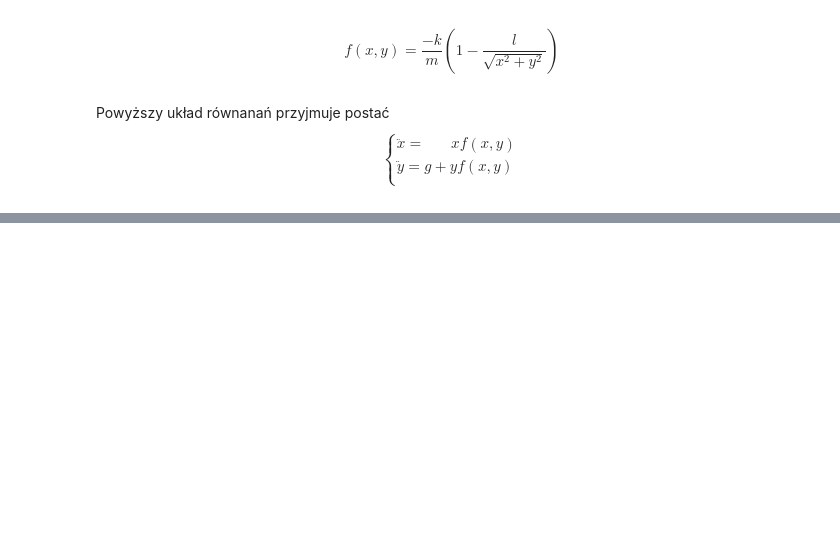
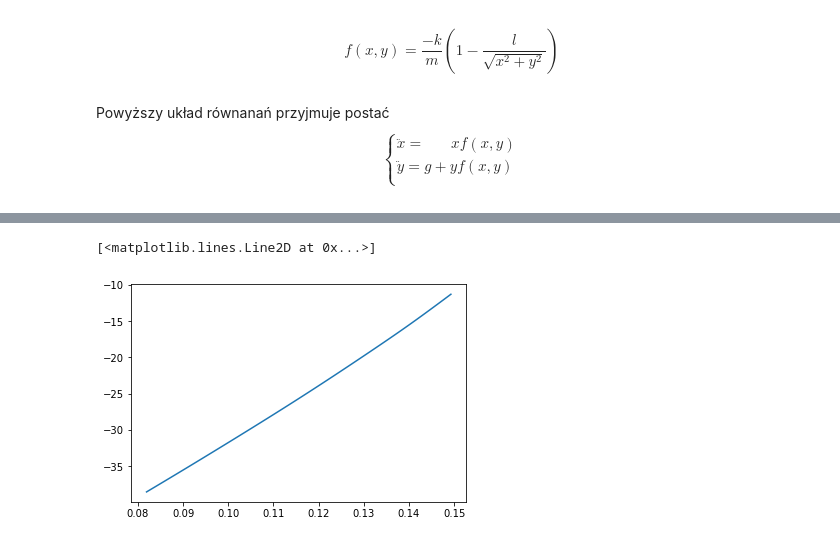
Before and after one commit to KacperBudnik/RRwT, a Jupyter notebook: Wahadło nieliniowe.ipynb, the cells around one changed output, grey strips where cells are left out. Cells and saved outputs as stored; diff of their text form; code cells hidden in the pictures; blank space fills up the shorter version.

```diff
--- a/Wahadło nieliniowe.ipynb
+++ b/Wahadło nieliniowe.ipynb
@@ -199,0 +292,15 @@ $$
+# %%
+k=k_calc(m_1,T_1)
+k=9
+l=l_1
+m=m_1
+g=-9.81
+# %%
+def func(t,u):
+    r,theta,dr,dtheta = u
+    return dr, dtheta, g*np.cos(theta)-k/m*r+(l+r)*dtheta**2, (-g*np.sin(theta) - 2*dtheta*dr)/(l+r)
+# %%
+sol=solve_ivp(func,(0,30),[0,np.pi-np.pi/12,0,0],t_eval=np.linspace(0,30,1000))
+# %%
+x=(sol.y[0]+l)*np.sin(sol.y[1])
+y=(sol.y[0]+l)*np.cos(sol.y[1])
@@ -199,0 +384,8 @@ $$
+# %%
+%matplotlib inline
+n=100
+m=50
+plt.plot(x[m:n],y[m:n])
+# %% [output]
+[<matplotlib.lines.Line2D at 0x...>]
+[figure, added]
```
Also changed, not shown: parts of 41 cells of this notebook, 1 other file.
